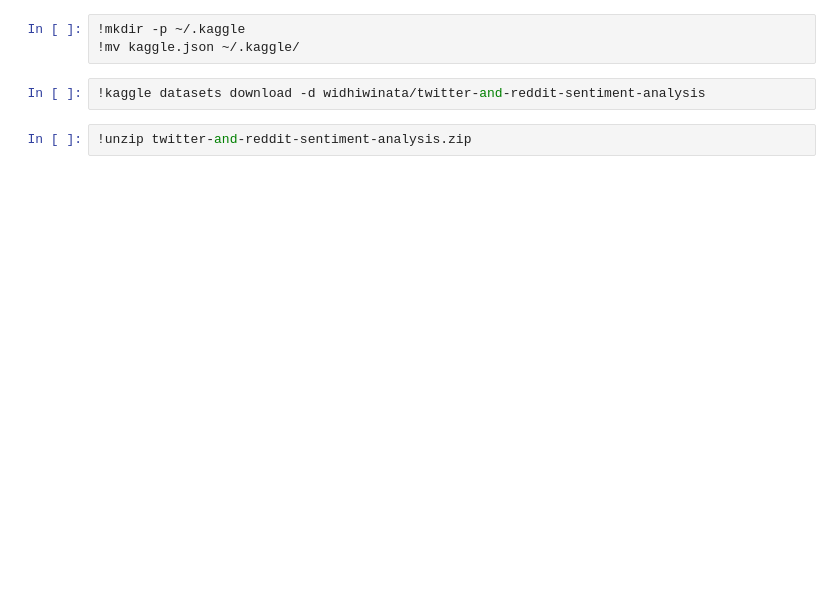
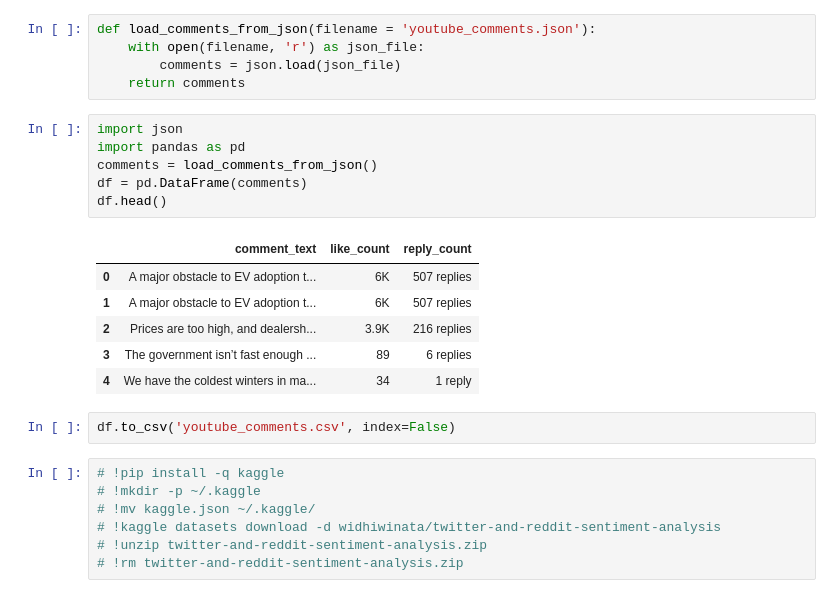
Before and after one commit to kkrusere/youTube-comments-Analyzer, a Jupyter notebook: LLM_fine-tuned.ipynb, the cells around one changed output. Drawn from its saved outputs; the diff is of its cells as text; blank space fills up the shorter version.

```diff
--- a/LLM_fine-tuned.ipynb
+++ b/LLM_fine-tuned.ipynb
@@ -18,7 +19,27 @@ os.chdir("/content/drive/MyDrive/EV NLP Data")
-# %%
-!mkdir -p ~/.kaggle
-!mv kaggle.json ~/.kaggle/
+# %%
+def load_comments_from_json(filename = 'youtube_comments.json'):
+    with open(filename, 'r') as json_file:
+        comments = json.load(json_file)
+    return comments
+# %%
+import json
+import pandas as pd
+comments = load_comments_from_json()
+df = pd.DataFrame(comments)
+df.head()
+# %% [output]
+|  | comment_text | like_count | reply_count |
+| 0 | A major obstacle to EV adoption t... | 6K | 507 replies |
+| 1 | A major obstacle to EV adoption t... | 6K | 507 replies |
+| 2 | Prices are too high, and dealersh... | 3.9K | 216 replies |
+| 3 | The government isn’t fast enough ... | 89 | 6 replies |
+| 4 | We have the coldest winters in ma... | 34 | 1 reply |
+# %%
+df.to_csv('youtube_comments.csv', index=False)
 # %%
-!kaggle datasets download -d widhiwinata/twitter-and-reddit-sentiment-analysis
+# !pip install -q kaggle
+# !mkdir -p ~/.kaggle
+# !mv kaggle.json ~/.kaggle/
+# !kaggle datasets download -d widhiwinata/twitter-and-reddit-sentiment-analysis
+# !unzip twitter-and-reddit-sentiment-analysis.zip
+# !rm twitter-and-reddit-sentiment-analysis.zip
-# %%
-!unzip twitter-and-reddit-sentiment-analysis.zip
```
Also changed, not shown: parts of 22 cells of this notebook.
